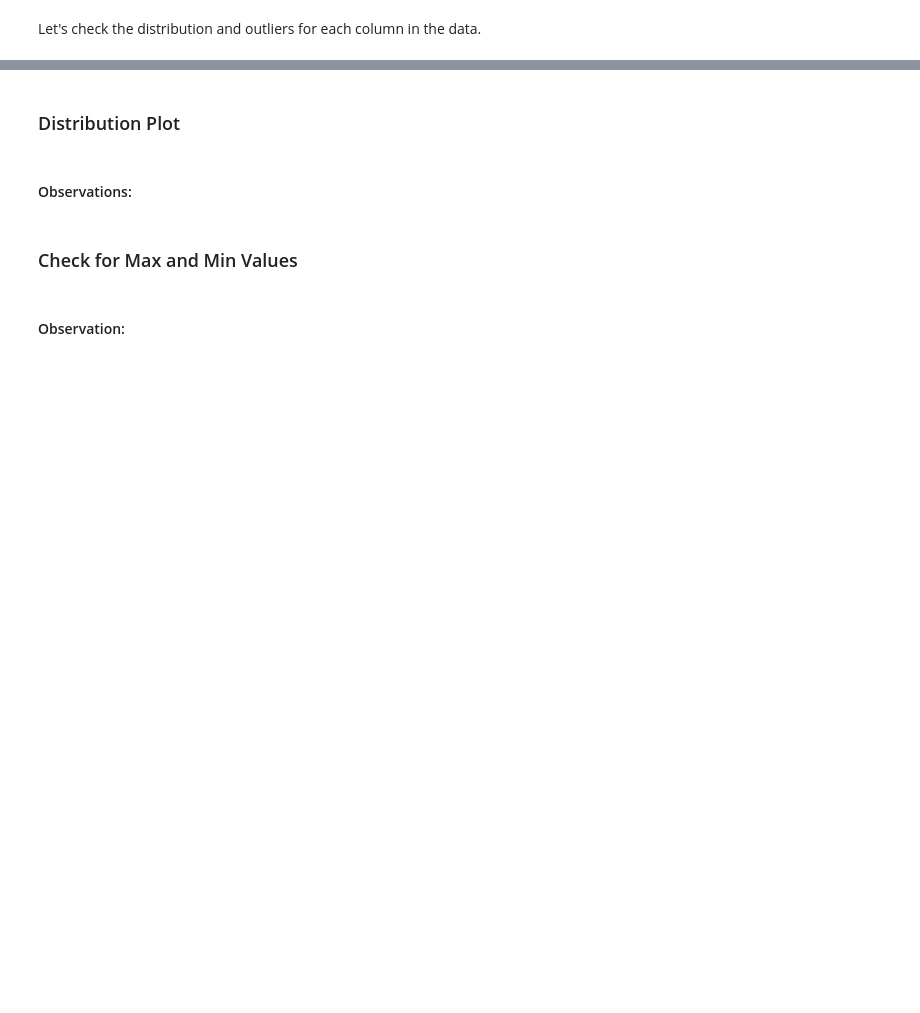
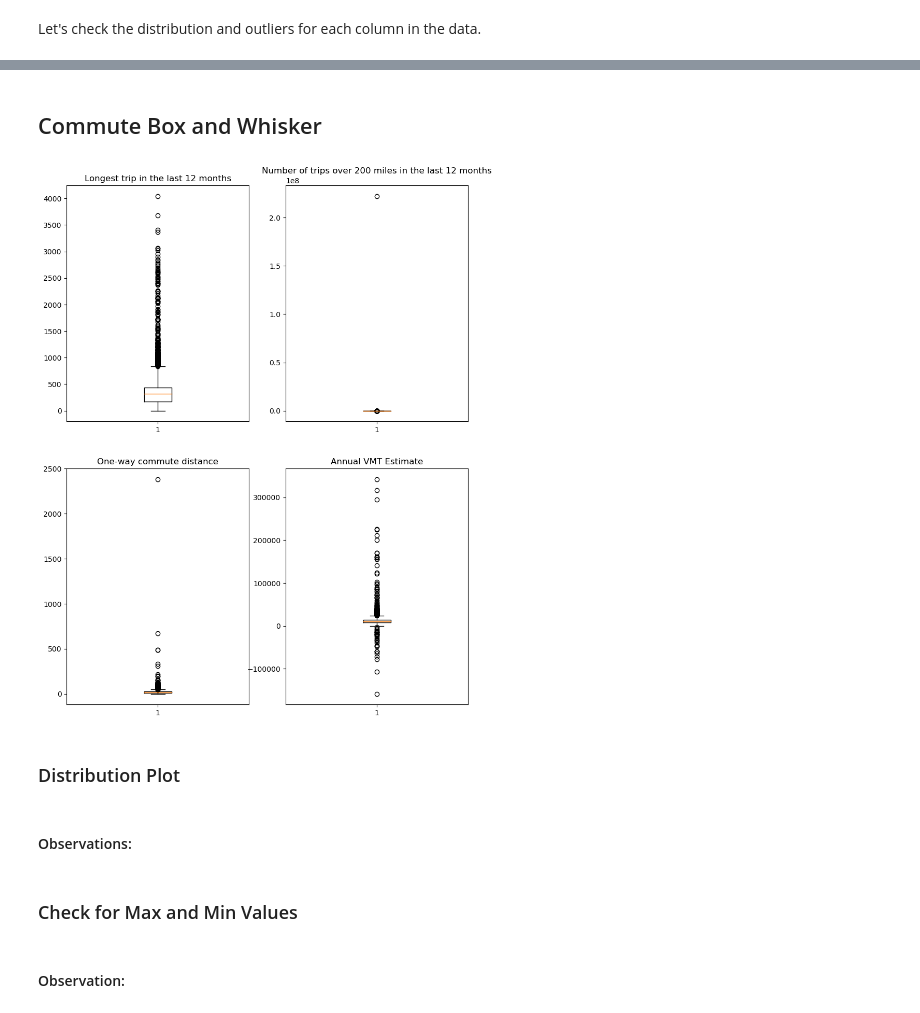
Before and after one commit to whartzler/Class_Project, a Jupyter notebook: Project_Template.ipynb, the cells around one changed output, grey strips where cells are left out. Drawn from its saved outputs; the diff is of its cells as text; code cells hidden in the pictures; blank space fills up the shorter version.

```diff
--- a/Project_Template.ipynb
+++ b/Project_Template.ipynb
@@ -232,2 +424,22 @@ histogram_boxplot(fcv_df['Household Income'])
+# %% [markdown]
+## Commute Box and Whisker
+# %%
+fig, axs =plt.subplots(2,2,figsize=(10, 13))
+
+axs[0,0].boxplot(commute_df['Longest trip in the last 12 months'])
+axs[0,0].set_title('Longest trip in the last 12 months')
+
+axs[0,1].boxplot(commute_df['Number of trips over 200 miles in the last 12 months'])
+axs[0,1].set_title('Number of trips over 200 miles in the last 12 months')
+
+axs[1,0].boxplot(commute_df['One-way commute distance'])
+axs[1,0].set_title('One-way commute distance')
+
+axs[1,1].boxplot(commute_df['Annual VMT Estimate'])
+axs[1,1].set_title('Annual VMT Estimate')
+
+plt.show()
+# %% [output]
+[figure, added]
 # %% [markdown]
 ### Distribution Plot
```
Also changed, not shown: parts of 27 cells of this notebook.
